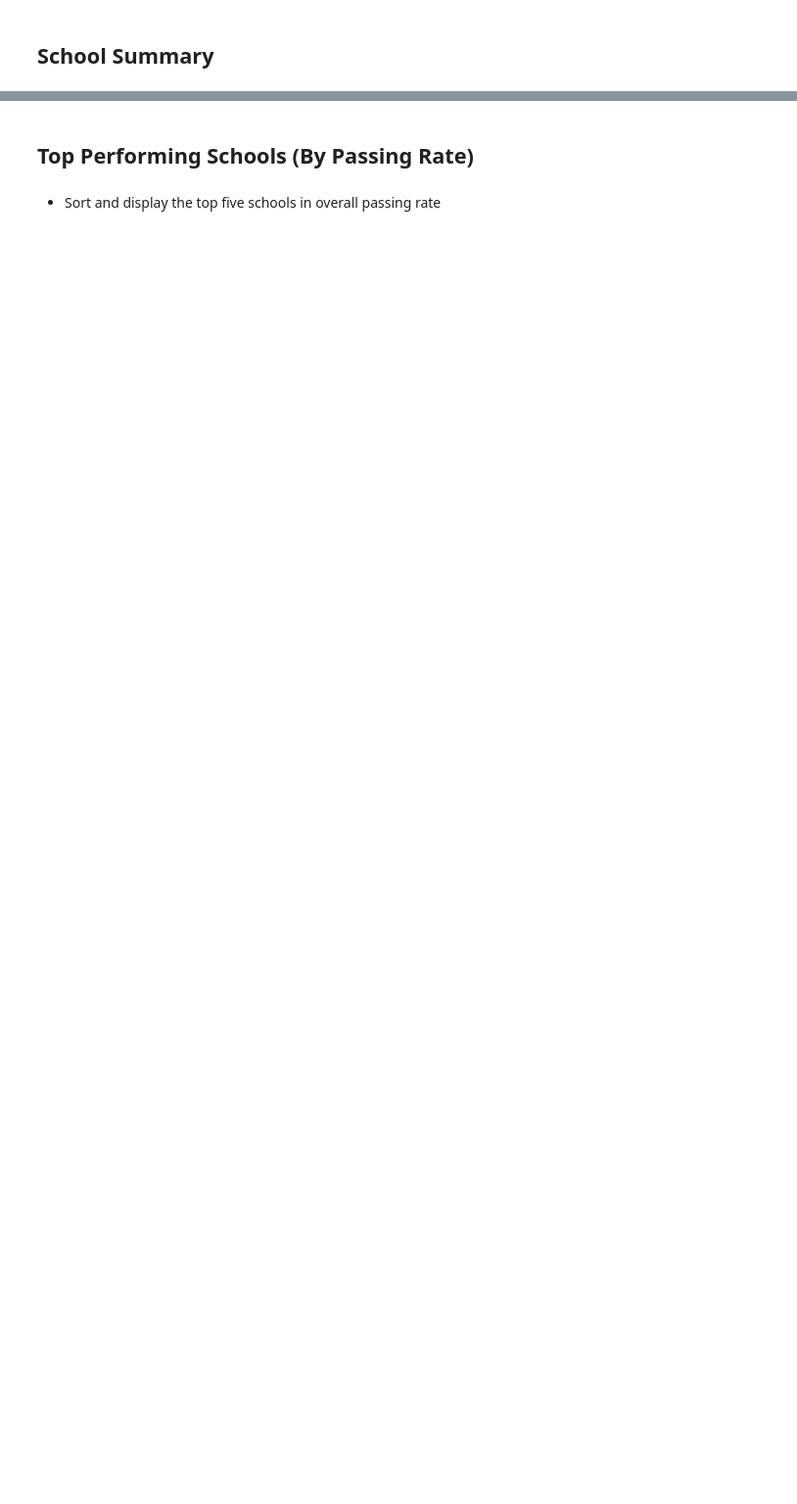
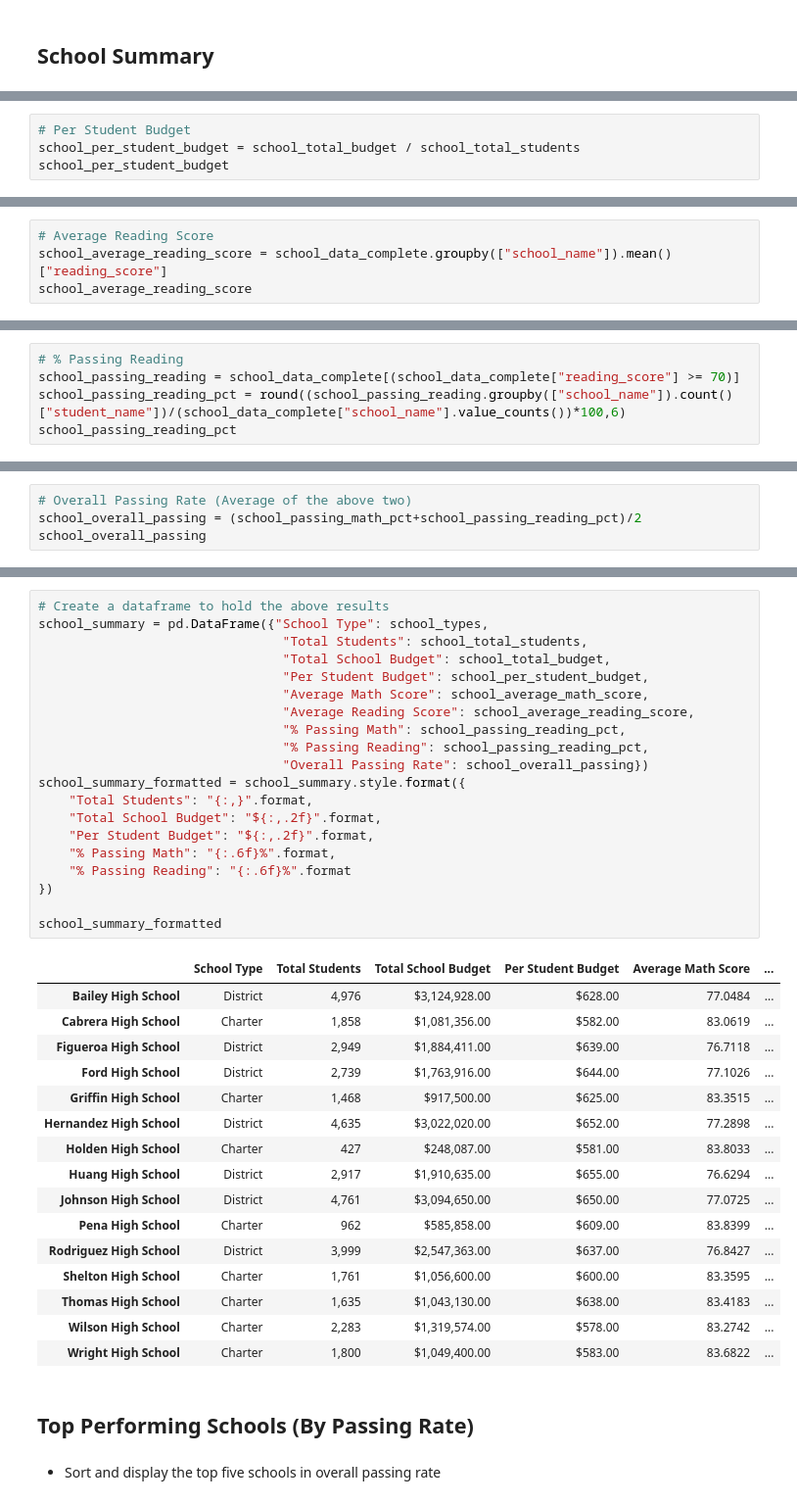
Before and after one commit to khanoftexas/PyCitySchools, a Jupyter notebook: PyCitySchools_starter.ipynb, the cells around one changed output, grey strips where cells are left out. Shown at 98% size. Drawn from its saved outputs; the diff is of its cells as text; blank space fills up the shorter version.

Commit message:
PyCitySchools Project Completed

```diff
--- a/PyCitySchools_starter.ipynb
+++ b/PyCitySchools_starter.ipynb
@@ -144,0 +257,4 @@ district_summary_formatted
+# %%
+# Per Student Budget
+school_per_student_budget = school_total_budget / school_total_students
+school_per_student_budget
@@ -144,0 +300,4 @@ district_summary_formatted
+# %%
+# Average Reading Score
+school_average_reading_score = school_data_complete.groupby(["school_name"]).mean()["reading_score"]
+school_average_reading_score
@@ -144,0 +344,5 @@ district_summary_formatted
+# %%
+# % Passing Reading
+school_passing_reading = school_data_complete[(school_data_complete["reading_score"] >= 70)]
+school_passing_reading_pct = round((school_passing_reading.groupby(["school_name"]).count()["student_name"])/(school_data_complete["school_name"].value_counts())*100,6)
+school_passing_reading_pct
@@ -144,0 +366,4 @@ district_summary_formatted
+# %%
+# Overall Passing Rate (Average of the above two)
+school_overall_passing = (school_passing_math_pct+school_passing_reading_pct)/2
+school_overall_passing
@@ -145,3 +387,40 @@ district_summary_formatted
+# %%
+# Create a dataframe to hold the above results
+school_summary = pd.DataFrame({"School Type": school_types,
+                                "Total Students": school_total_students,
+                                "Total School Budget": school_total_budget,
+                                "Per Student Budget": school_per_student_budget,
+                                "Average Math Score": school_average_math_score,
+                                "Average Reading Score": school_average_reading_score,
+                                "% Passing Math": school_passing_reading_pct,
+                                "% Passing Reading": school_passing_reading_pct,
+                                "Overall Passing Rate": school_overall_passing})
+school_summary_formatted = school_summary.style.format({
+    "Total Students": "{:,}".format,
+    "Total School Budget": "${:,.2f}".format,
+    "Per Student Budget": "${:,.2f}".format,
+    "% Passing Math": "{:.6f}%".format,
+    "% Passing Reading": "{:.6f}%".format
+})
+
+school_summary_formatted
+# %% [output]
+|  | School Type | Total Students | Total School Budget | Per Student Budget | Average Math Score | ... |
+| Bailey High School | District | 4,976 | $3,124,928.00 | $628.00 | 77.0484 | ... |
+| Cabrera High School | Charter | 1,858 | $1,081,356.00 | $582.00 | 83.0619 | ... |
+| Figueroa High School | District | 2,949 | $1,884,411.00 | $639.00 | 76.7118 | ... |
+| Ford High School | District | 2,739 | $1,763,916.00 | $644.00 | 77.1026 | ... |
+| Griffin High School | Charter | 1,468 | $917,500.00 | $625.00 | 83.3515 | ... |
+| Hernandez High School | District | 4,635 | $3,022,020.00 | $652.00 | 77.2898 | ... |
+| Holden High School | Charter | 427 | $248,087.00 | $581.00 | 83.8033 | ... |
+| Huang High School | District | 2,917 | $1,910,635.00 | $655.00 | 76.6294 | ... |
+| Johnson High School | District | 4,761 | $3,094,650.00 | $650.00 | 77.0725 | ... |
+| Pena High School | Charter | 962 | $585,858.00 | $609.00 | 83.8399 | ... |
+| Rodriguez High School | District | 3,999 | $2,547,363.00 | $637.00 | 76.8427 | ... |
+| Shelton High School | Charter | 1,761 | $1,056,600.00 | $600.00 | 83.3595 | ... |
+| Thomas High School | Charter | 1,635 | $1,043,130.00 | $638.00 | 83.4183 | ... |
+| Wilson High School | Charter | 2,283 | $1,319,574.00 | $578.00 | 83.2742 | ... |
+| Wright High School | Charter | 1,800 | $1,049,400.00 | $583.00 | 83.6822 | ... |
 # %% [markdown]
 ## Top Performing Schools (By Passing Rate)
 # %% [markdown]
```
Also changed, not shown: parts of 55 cells of this notebook.
